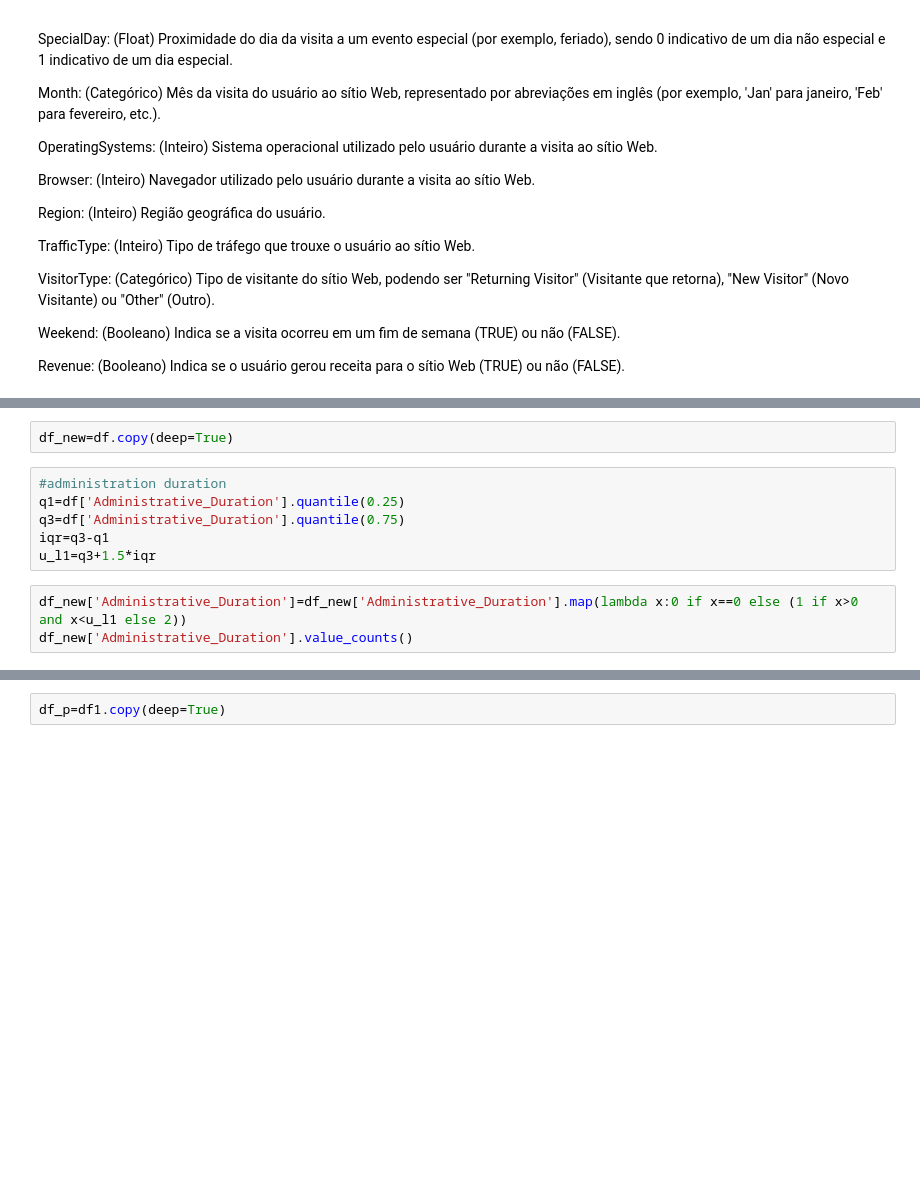
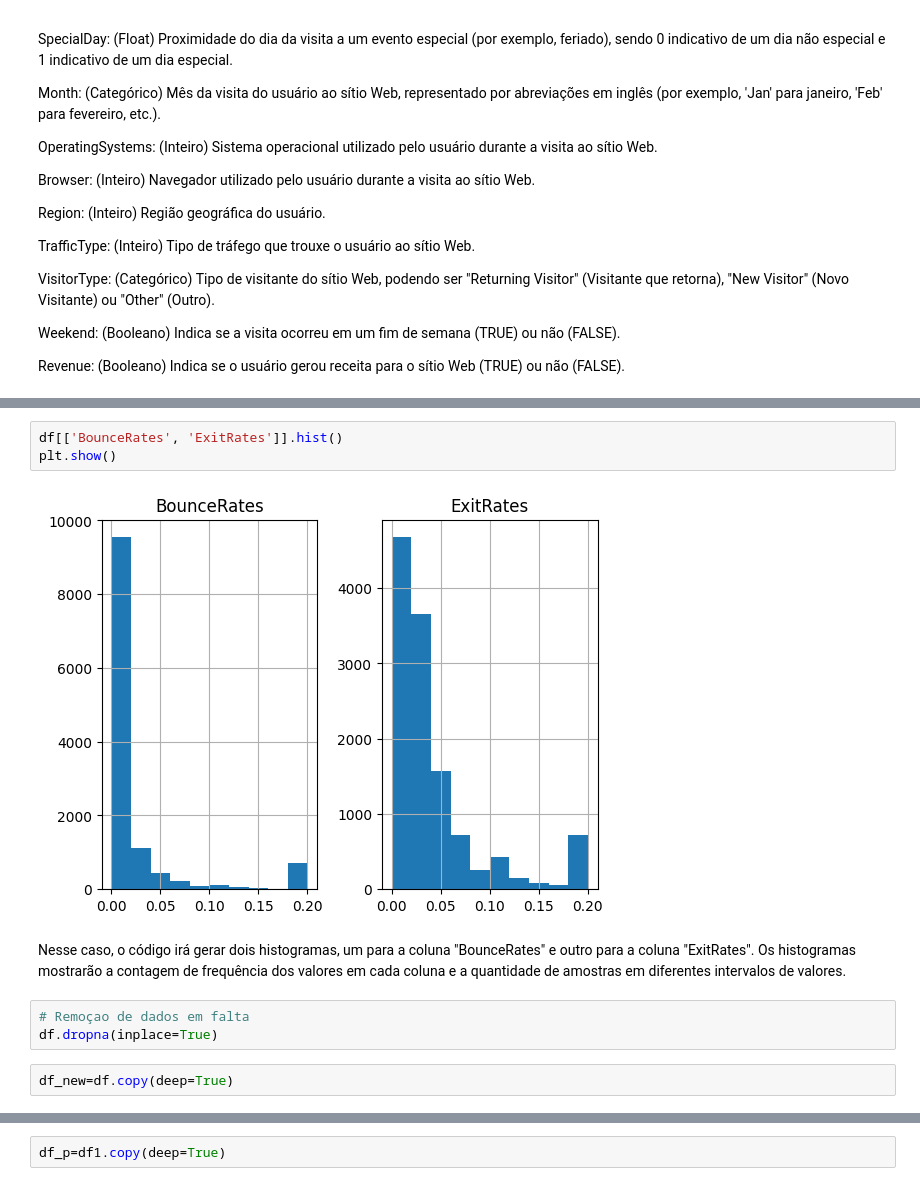
Before and after one commit to Rendrick27/Online_Shoppers_Purchasing, a Jupyter notebook: Main/Main_Script.ipynb, the cells around one changed output, grey strips where cells are left out. Saved outputs shown, nothing was run; the diff lists cells and outputs as text; blank space fills up the shorter version.

```diff
--- a/Main/Main_Script.ipynb
+++ b/Main/Main_Script.ipynb
@@ -82,11 +144,12 @@ df.dropna(inplace=True)
+# %%
+df[['BounceRates', 'ExitRates']].hist()
+plt.show()
+# %% [output]
+[figure, added]
+# %% [markdown]
+Nesse caso, o código irá gerar dois histogramas, um para a coluna "BounceRates" e outro para a coluna "ExitRates". Os histogramas mostrarão a contagem de frequência dos valores em cada coluna e a quantidade de amostras em diferentes intervalos de valores.
+# %%
+# Remoçao de dados em falta
+df.dropna(inplace=True)
 # %%
 df_new=df.copy(deep=True)
-# %%
-#administration duration
-q1=df['Administrative_Duration'].quantile(0.25)
-q3=df['Administrative_Duration'].quantile(0.75)
-iqr=q3-q1
-u_l1=q3+1.5*iqr
-# %%
-df_new['Administrative_Duration']=df_new['Administrative_Duration'].map(lambda x:0 if x==0 else (1 if x>0 and x<u_l1 else 2))
-df_new['Administrative_Duration'].value_counts()
```
Also changed, not shown: parts of 110 cells of this notebook.
